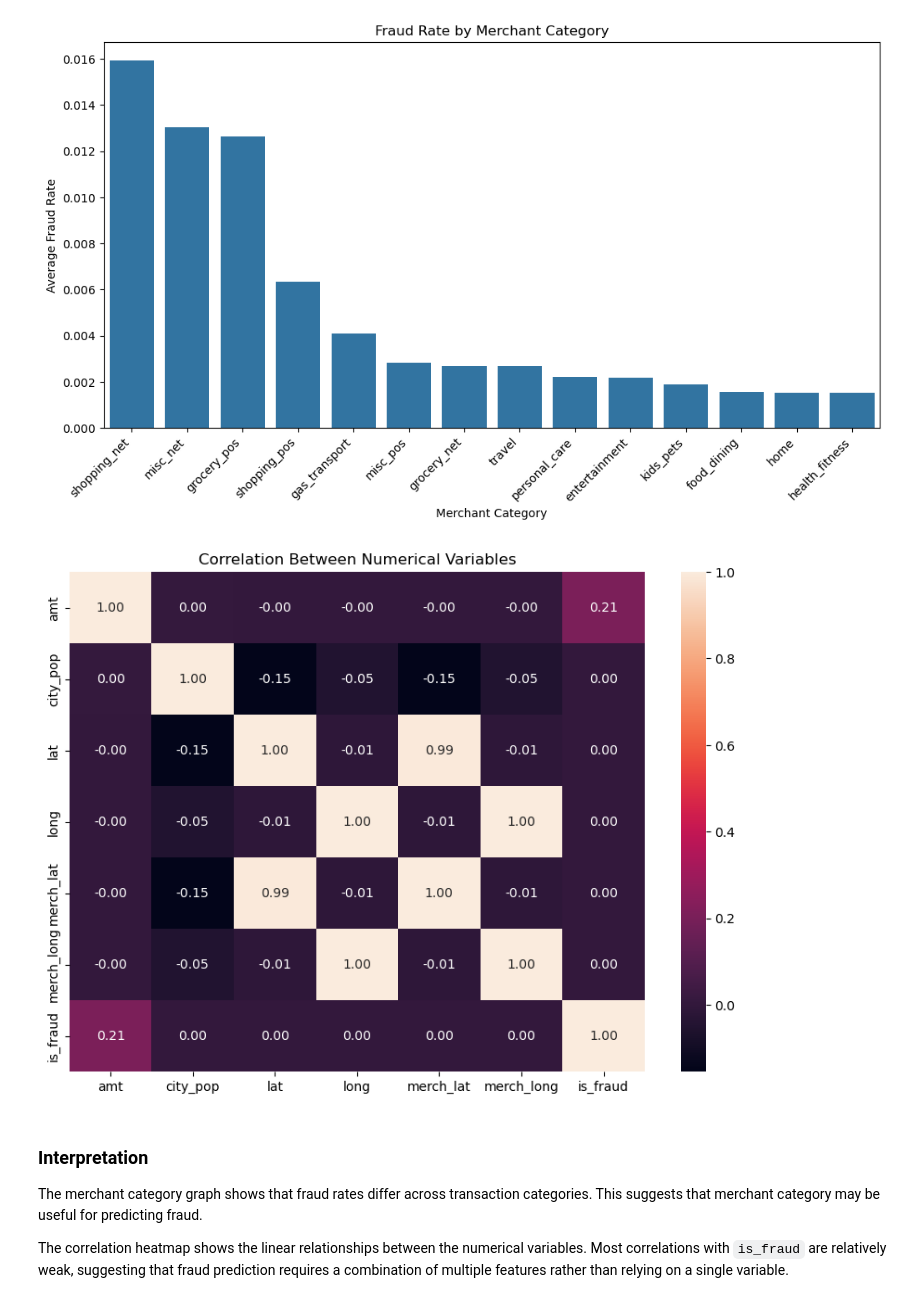
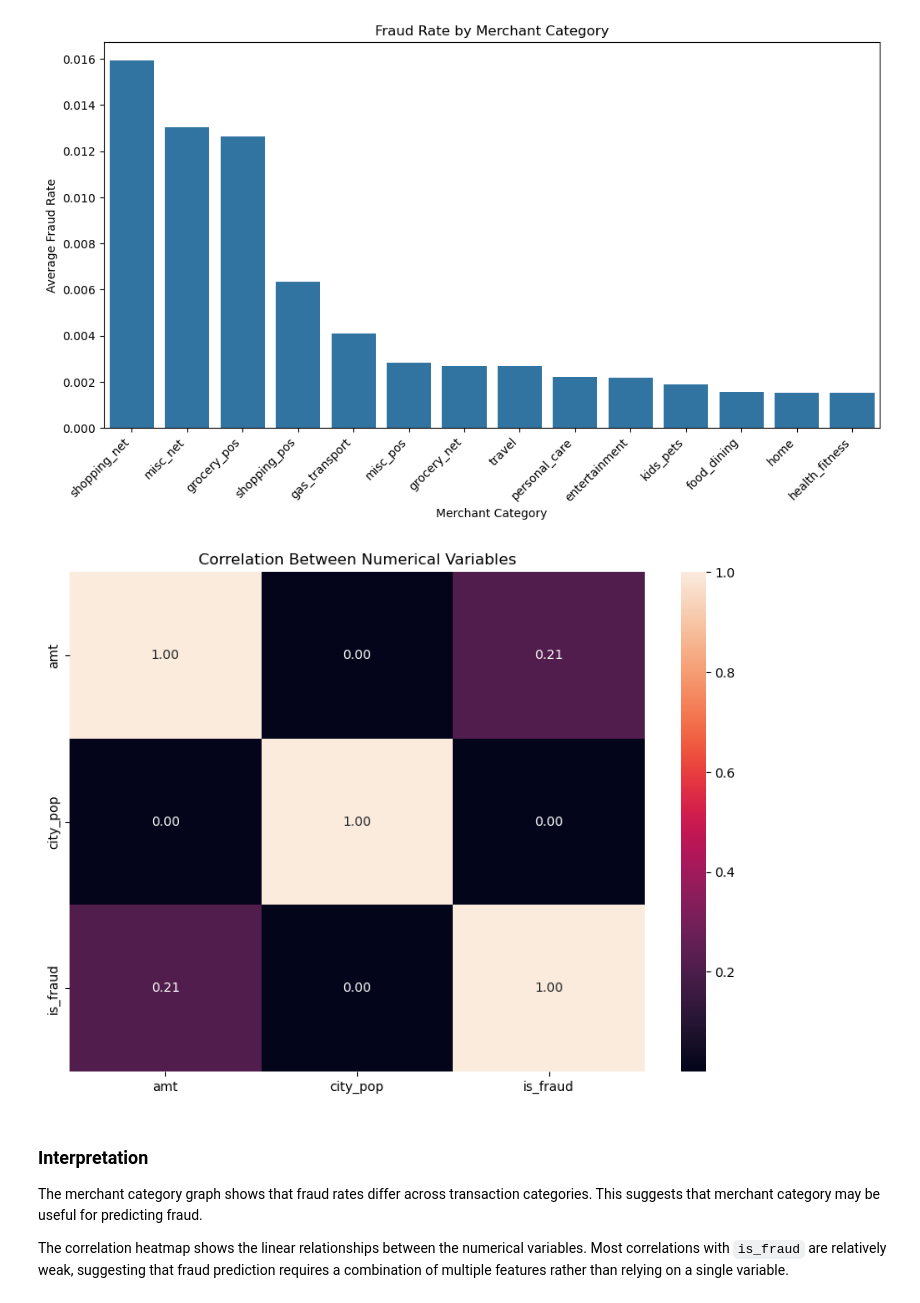
Before and after one commit to lerynn/credit-card-fraud-detection2, a Jupyter notebook: MLDP code template.ipynb, the cells around one changed output. Cells and saved outputs as stored; diff of their text form; code cells hidden in the pictures.

```diff
--- a/MLDP code template.ipynb
+++ b/MLDP code template.ipynb
@@ -275,27 +275,23 @@ plt.show()
 # %%
 # Select important numerical columns for correlation analysis
 correlation_columns = [
     "amt",
     "city_pop",
-    "lat",
-    "long",
-    "merch_lat",
-    "merch_long",
     "is_fraud"
 ]
 
 plt.figure(figsize=(10, 7))
 
 sns.heatmap(
     df[correlation_columns].corr(),
     annot=True,
     fmt=".2f"
 )
 
 plt.title("Correlation Between Numerical Variables")
 plt.show()
 # %% [output]
-[figure, old version]
+[figure, new version]
 # %% [markdown]
 ### Interpretation
 
```
Also changed, not shown: parts of 1 cell of this notebook, 4 other files.
